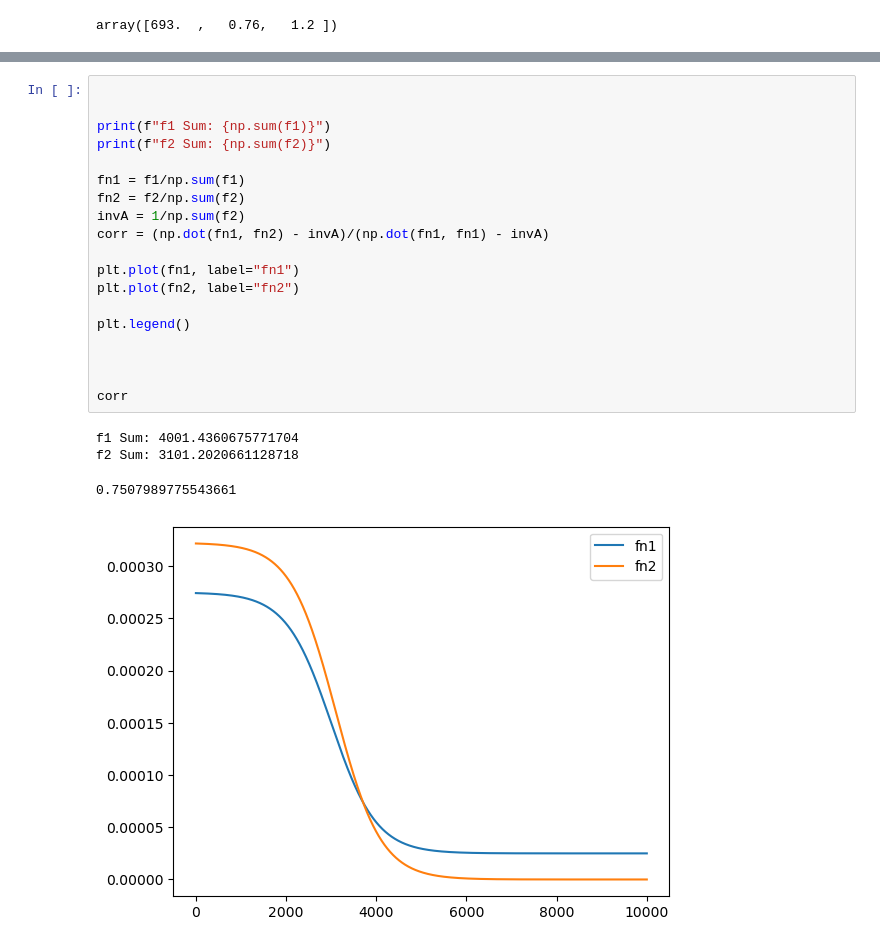
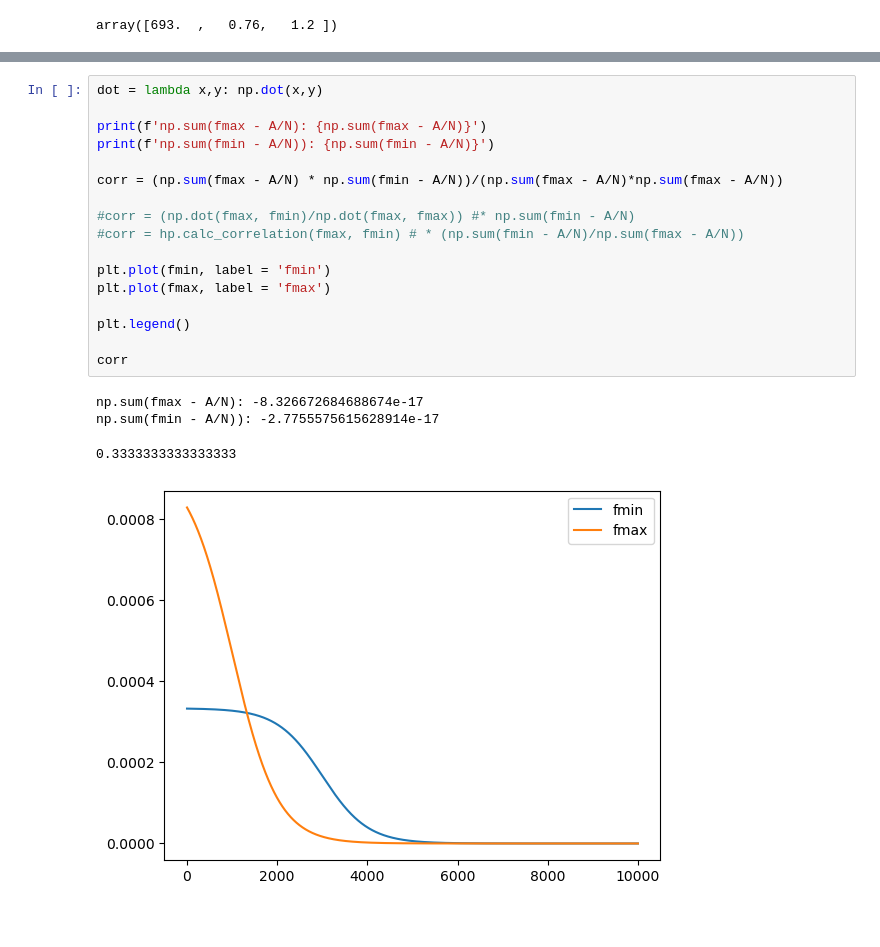
Before and after one commit to polianahp/Nonlocality-of-local-Andreev-conductances-as-a-probe-for-topological-Majorana-wires, a Jupyter notebook: plotting.ipynb, the cells around one changed output, grey strips where cells are left out. Saved outputs shown, nothing was run; the diff lists cells and outputs as text.

```diff
--- a/plotting.ipynb
+++ b/plotting.ipynb
@@ -541,24 +577,22 @@ The metric is: 0.07747139839489992
 # %%
+dot = lambda x,y: np.dot(x,y)
 
+print(f'np.sum(fmax - A/N): {np.sum(fmax - A/N)}')
+print(f'np.sum(fmin - A/N)): {np.sum(fmin - A/N)}')
 
-print(f"f1 Sum: {np.sum(f1)}")
-print(f"f2 Sum: {np.sum(f2)}")
+corr = (np.sum(fmax - A/N) * np.sum(fmin - A/N))/(np.sum(fmax - A/N)*np.sum(fmax - A/N))
 
-fn1 = f1/np.sum(f1)
-fn2 = f2/np.sum(f2)
-invA = 1/np.sum(f2)
-corr = (np.dot(fn1, fn2) - invA)/(np.dot(fn1, fn1) - invA)
+#corr = (np.dot(fmax, fmin)/np.dot(fmax, fmax)) #* np.sum(fmin - A/N)
+#corr = hp.calc_correlation(fmax, fmin) # * (np.sum(fmin - A/N)/np.sum(fmax - A/N))
 
-plt.plot(fn1, label="fn1")
-plt.plot(fn2, label="fn2")
+plt.plot(fmin, label = 'fmin')
+plt.plot(fmax, label = 'fmax')
 
 plt.legend()
 
-
-
 corr
 # %% [output]
-f1 Sum: 4001.4360675771704
-f2 Sum: 3101.2020661128718
+np.sum(fmax - A/N): -8.326672684688674e-17
+np.sum(fmin - A/N)): -2.7755575615628914e-17
-0.7507989775543661
+0.3333333333333333
-[figure, old version]
+[figure, new version]
```
Also changed, not shown: parts of 11 cells of this notebook, 3 other files.
